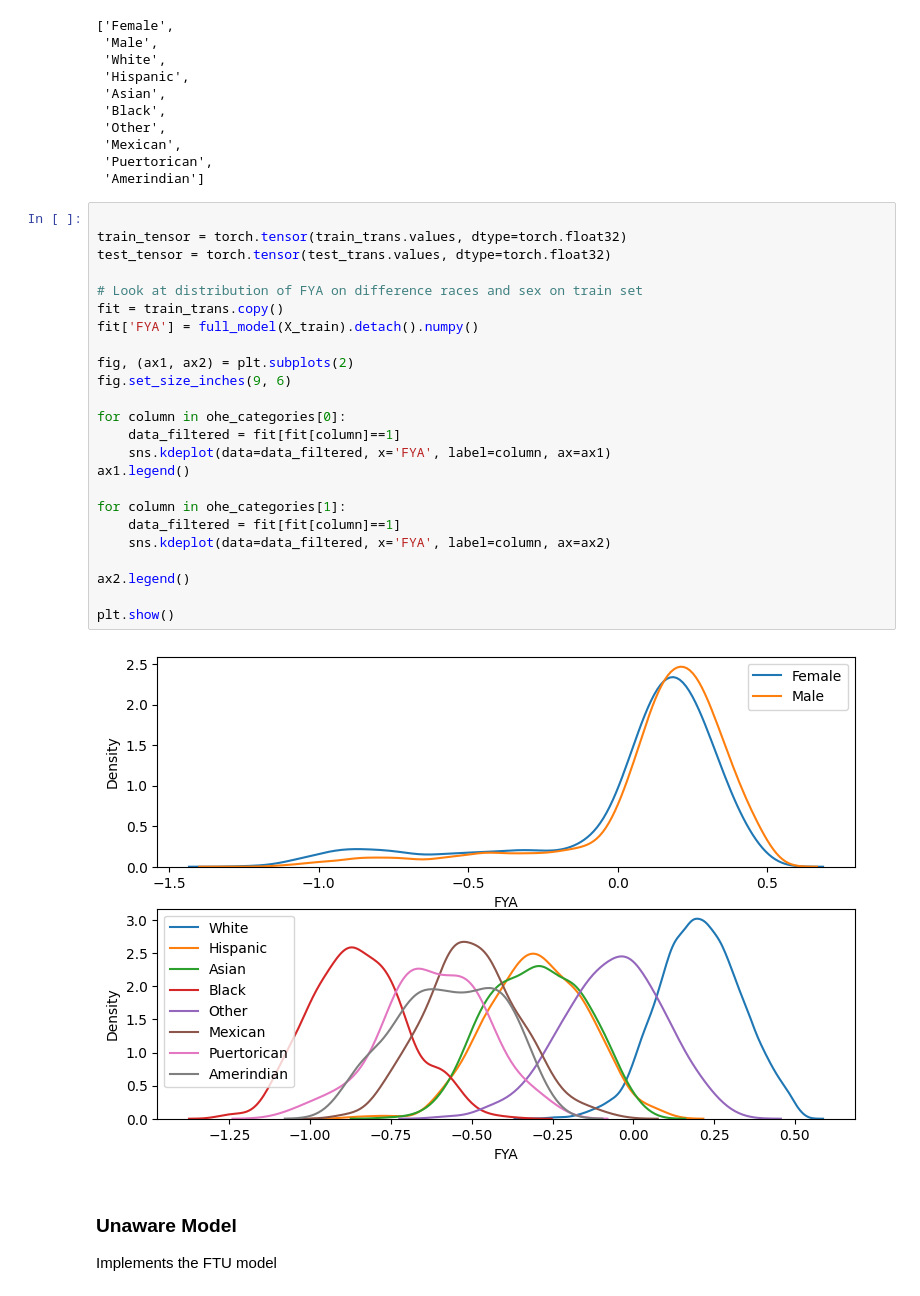
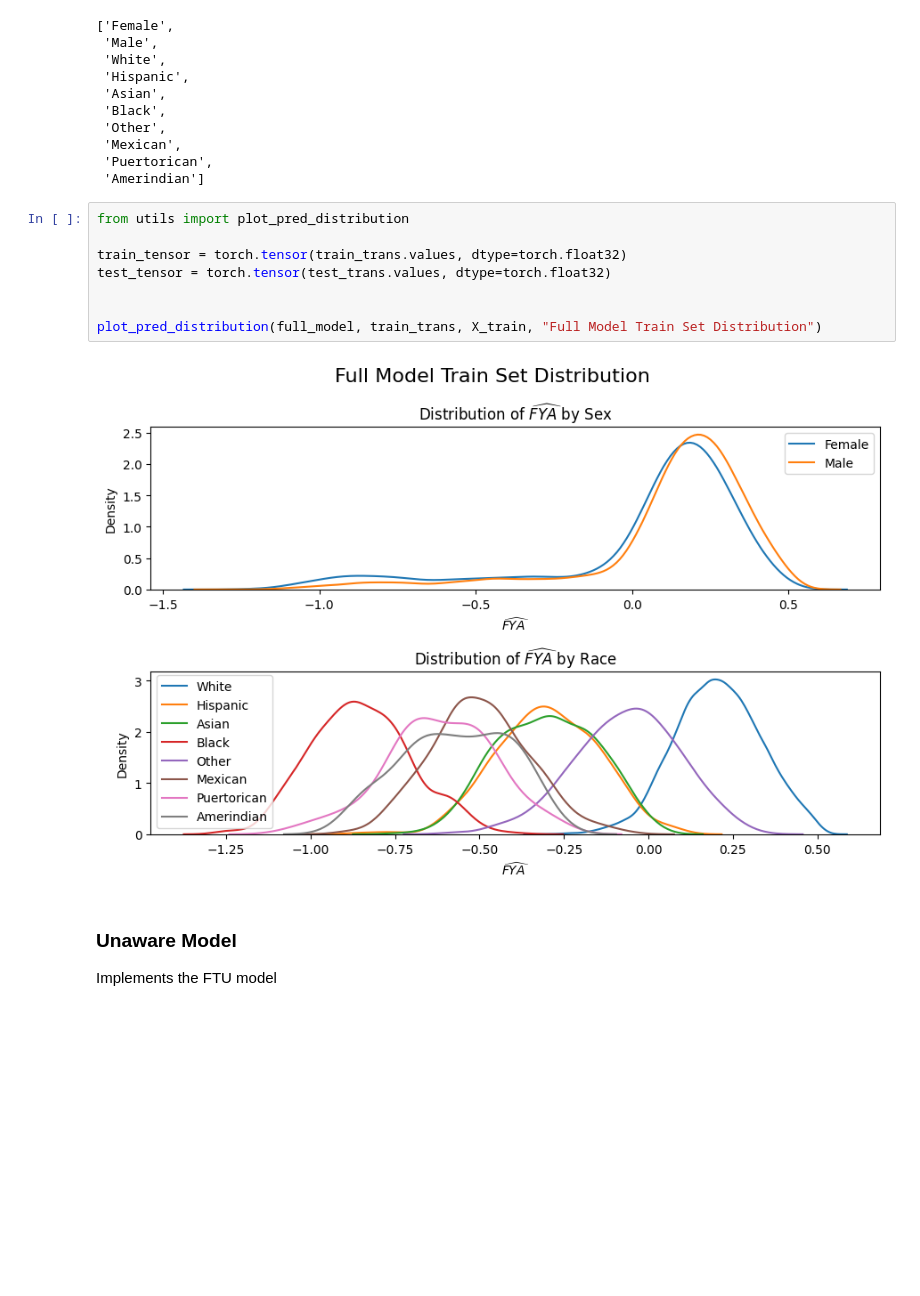
Before and after one commit to kristoffhernan/Fair-ML-Causal-Inference, a Jupyter notebook: scripts/Fair-ML.ipynb, the cells around one changed output. Drawn from its saved outputs; the diff is of its cells as text; blank space fills up the shorter version.

```diff
--- a/scripts/Fair-ML.ipynb
+++ b/scripts/Fair-ML.ipynb
@@ -346,32 +347,16 @@ categories
  'Mexican',
  'Puertorican',
  'Amerindian']
-# %%
-
-train_tensor = torch.tensor(train_trans.values, dtype=torch.float32)
-test_tensor = torch.tensor(test_trans.values, dtype=torch.float32)
-
-# Look at distribution of FYA on difference races and sex on train set
-fit = train_trans.copy()
-fit['FYA'] = full_model(X_train).detach().numpy()
-
-fig, (ax1, ax2) = plt.subplots(2)
-fig.set_size_inches(9, 6)
-
-for column in ohe_categories[0]:
-    data_filtered = fit[fit[column]==1]
-    sns.kdeplot(data=data_filtered, x='FYA', label=column, ax=ax1)
-ax1.legend()
-
-for column in ohe_categories[1]:
-    data_filtered = fit[fit[column]==1]
-    sns.kdeplot(data=data_filtered, x='FYA', label=column, ax=ax2)
-
-ax2.legend()
-
-plt.show()
-# %% [output]
-[figure, removed]
+# %%
+from utils import plot_pred_distribution
+
+train_tensor = torch.tensor(train_trans.values, dtype=torch.float32)
+test_tensor = torch.tensor(test_trans.values, dtype=torch.float32)
+
+
+plot_pred_distribution(full_model, train_trans, X_train, "Full Model Train Set Distribution")
+# %% [output]
+[figure, added]
 # %% [markdown]
 ### Unaware Model
 
```
Also changed, not shown: parts of 14 cells of this notebook, 6 other files.
